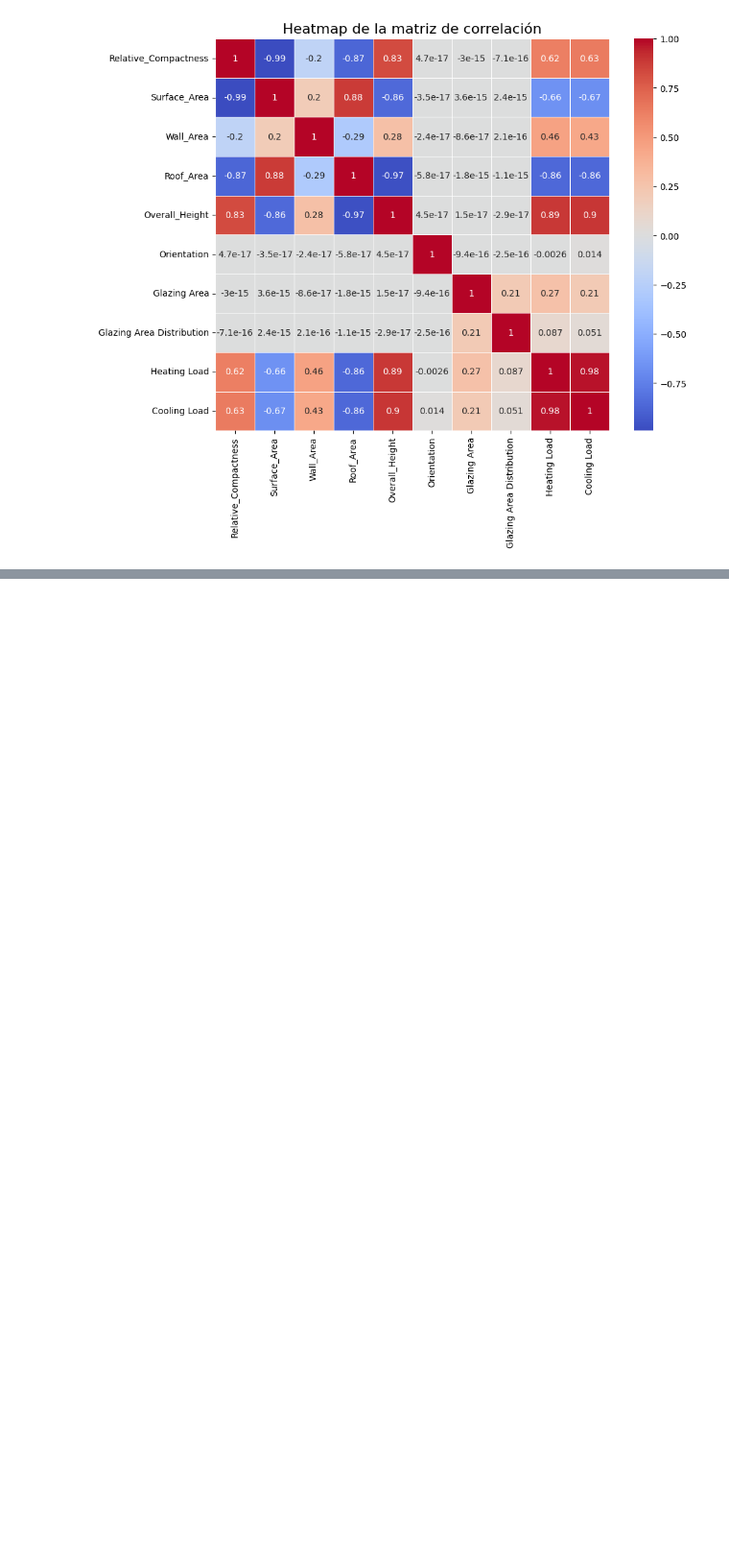
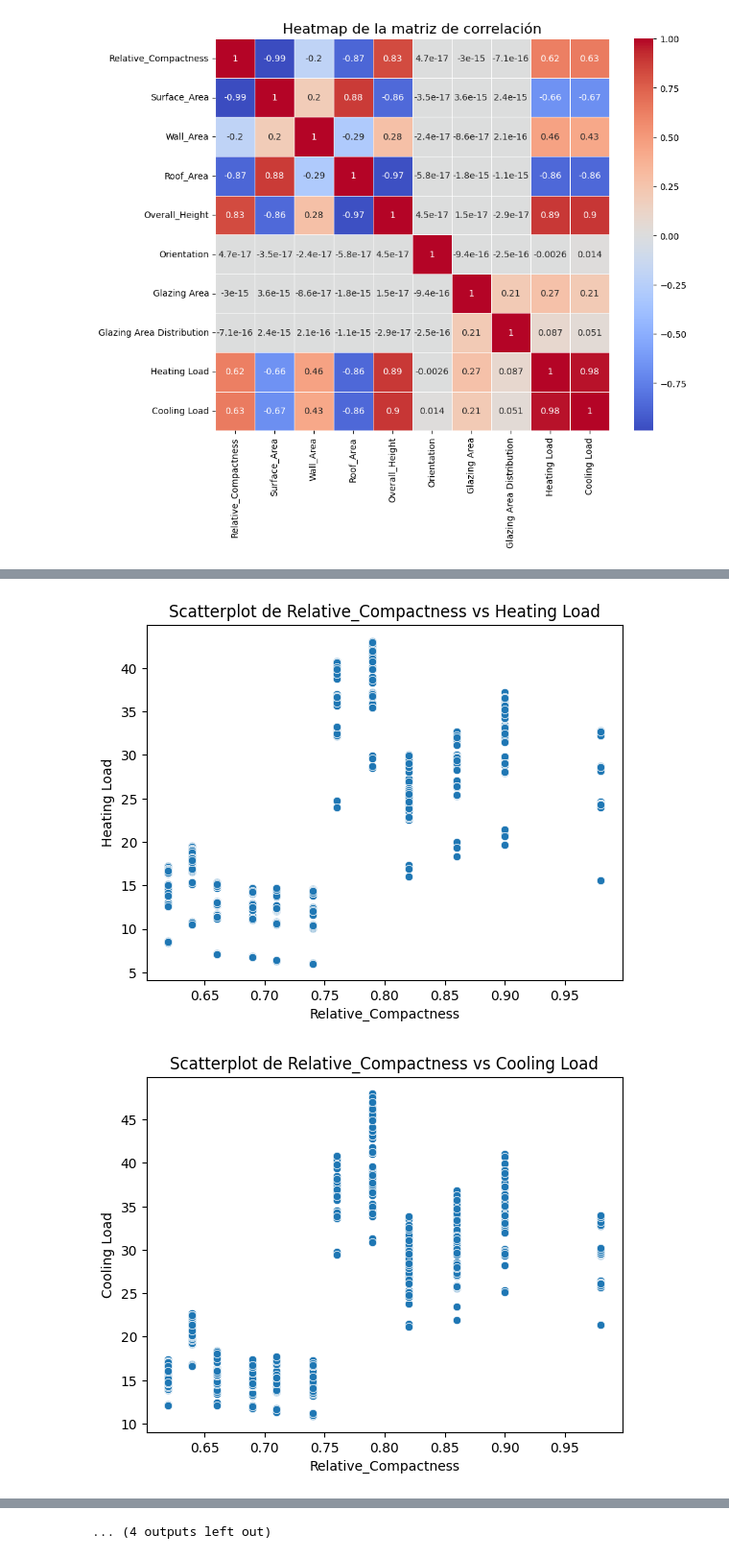
Before and after one commit to jmanuelc87/machine-learning-operations, a Jupyter notebook: mlops/notebooks/ML Process.ipynb, the cells around one changed output, grey strips where cells are left out. Shown at 96% size. Saved outputs shown, nothing was run; the diff lists cells and outputs as text; code cells hidden in the pictures; blank space fills up the shorter version.

```diff
--- a/mlops/notebooks/ML Process.ipynb
+++ b/mlops/notebooks/ML Process.ipynb
@@ -197,0 +211,20 @@ heatmap(data=dataset, method="pearson")
+# %%
+# 1) Creación de la función
+def scatterplot(dataset: pd.DataFrame, x: list, y:list):
+    import seaborn as sns
+    import matplotlib.pyplot as plt
+    for i in x:
+        for w in y:
+            plt.figure()  # Crea una nueva figura para cada gráfico
+            sns.scatterplot(data=dataset, x=i, y=w)
+            plt.title(f"Scatterplot de {i} vs {w}")  # Agrega un título a cada gráfico
+            plt.show()  # Muestra el gráfico y avanza al siguiente
+
+# 2) Ejecución de la función
+features_columns = list(dataset.drop(columns=["Heating Load", "Cooling Load"]).columns)
+targets= ["Heating Load", "Cooling Load"]
+
+scatterplot(dataset=dataset, x=features_columns, y=targets)
+# %% [output]
+[figure, added]
+[figure, added]
@@ -197,0 +241 @@ heatmap(data=dataset, method="pearson")
+... (4 outputs left out)
```
Also changed, not shown: parts of 11 cells of this notebook.
